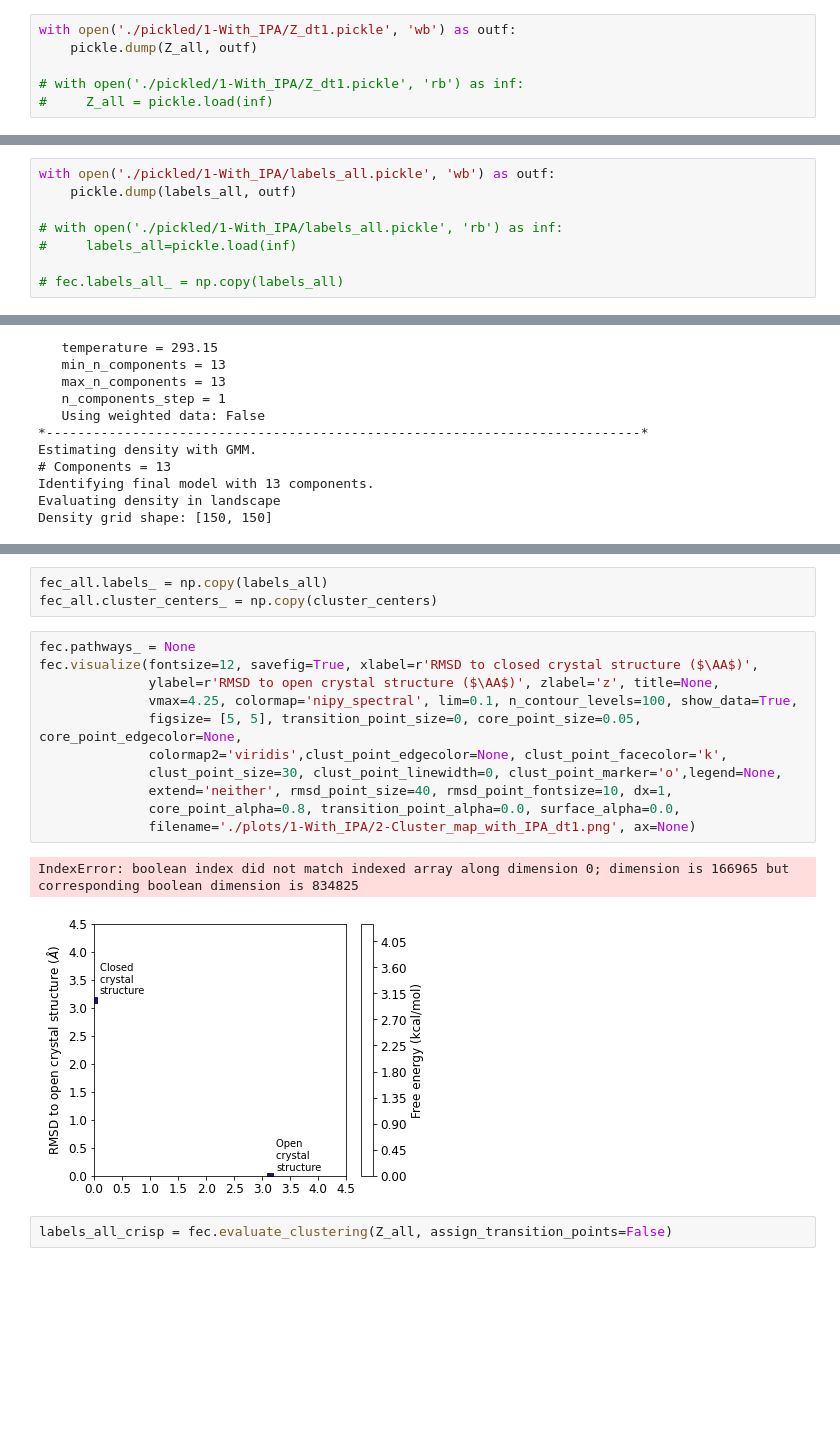
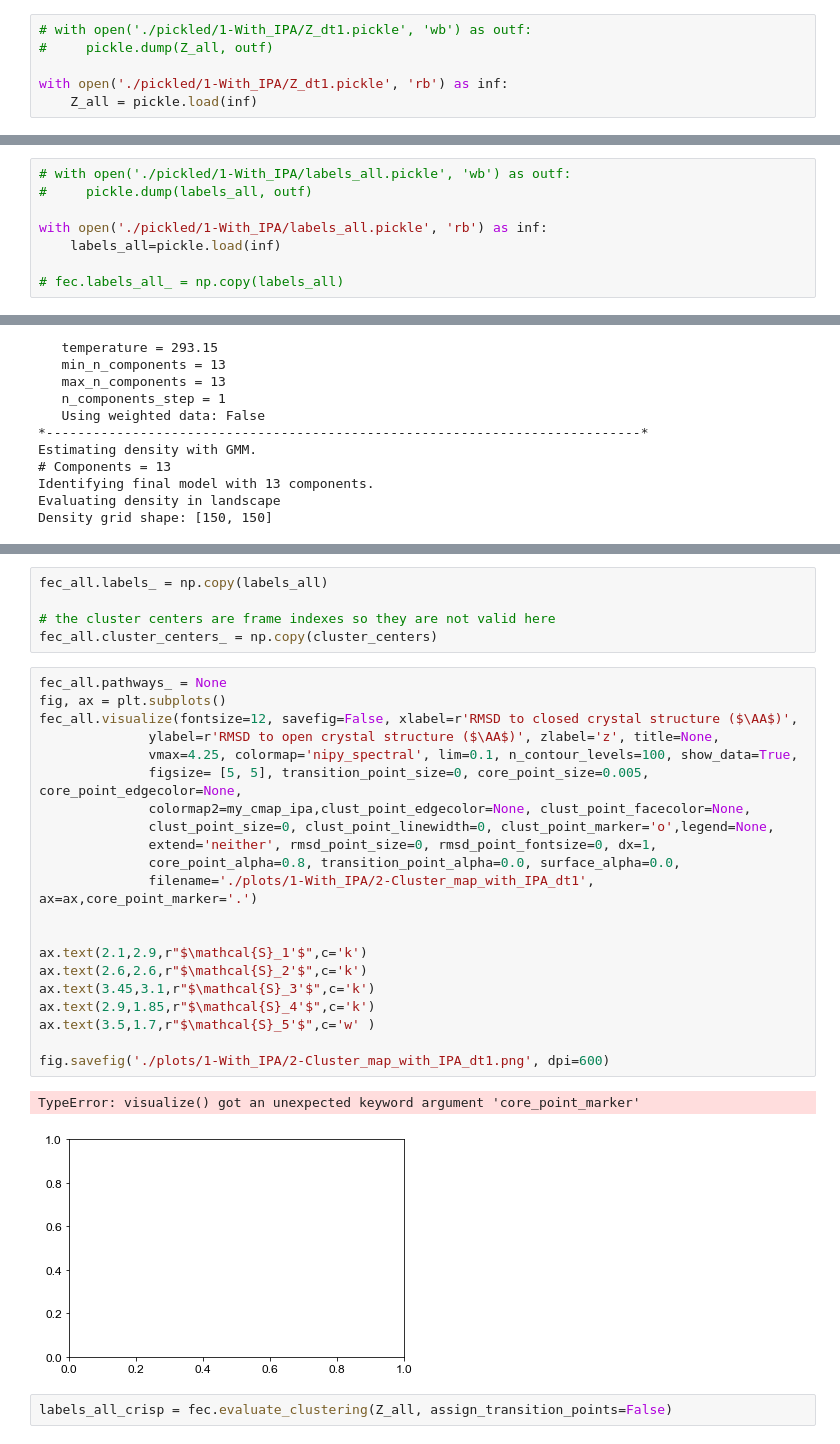
Before and after one commit to eric-jm-lang/10-ALKEIG, a Jupyter notebook: 12-Analysis_4/11-InfleCS_clustering_3/1-RMSD_clustering_with_IPA.ipynb, the cells around one changed output, grey strips where cells are left out. Saved outputs shown, nothing was run; the diff lists cells and outputs as text; blank space fills up the shorter version.

Commit message:
plots

```diff
--- a/12-Analysis_4/11-InfleCS_clustering_3/1-RMSD_clustering_with_IPA.ipynb
+++ b/12-Analysis_4/11-InfleCS_clustering_3/1-RMSD_clustering_with_IPA.ipynb
@@ -340,21 +346,21 @@ for i in range(0,len(rmsd_open_all)):
     Z_all.append(a)
 Z_all=np.array(Z_all)
 # %%
-with open('./pickled/1-With_IPA/Z_dt1.pickle', 'wb') as outf:
-    pickle.dump(Z_all, outf)
+# with open('./pickled/1-With_IPA/Z_dt1.pickle', 'wb') as outf:
+#     pickle.dump(Z_all, outf)
 
-# with open('./pickled/1-With_IPA/Z_dt1.pickle', 'rb') as inf:
-#     Z_all = pickle.load(inf)
+with open('./pickled/1-With_IPA/Z_dt1.pickle', 'rb') as inf:
+    Z_all = pickle.load(inf)
 # %%
 labels_all = fec.evaluate_clustering(Z_all, assign_transition_points=True)
 # %% [output]
 Assigning cluster labels based on precomputed density model clustering.
 Assigning cluster indices to non-core cluster points.
 # %%
-with open('./pickled/1-With_IPA/labels_all.pickle', 'wb') as outf:
-    pickle.dump(labels_all, outf)
+# with open('./pickled/1-With_IPA/labels_all.pickle', 'wb') as outf:
+#     pickle.dump(labels_all, outf)
 
-# with open('./pickled/1-With_IPA/labels_all.pickle', 'rb') as inf:
-#     labels_all=pickle.load(inf)
+with open('./pickled/1-With_IPA/labels_all.pickle', 'rb') as inf:
+    labels_all=pickle.load(inf)
 
 # fec.labels_all_ = np.copy(labels_all)
@@ -409,20 +449,32 @@ fec_all.visualize(fontsize=12, savefig=True, xlabel=r'RMSD to closed crystal str
 # %%
 fec_all.labels_ = np.copy(labels_all)
+
+# the cluster centers are frame indexes so they are not valid here
 fec_all.cluster_centers_ = np.copy(cluster_centers)
 # %%
-fec.pathways_ = None
-fec.visualize(fontsize=12, savefig=True, xlabel=r'RMSD to closed crystal structure ($\AA$)',
+fec_all.pathways_ = None
+fig, ax = plt.subplots()
+fec_all.visualize(fontsize=12, savefig=False, xlabel=r'RMSD to closed crystal structure ($\AA$)',
               ylabel=r'RMSD to open crystal structure ($\AA$)', zlabel='z', title=None,
               vmax=4.25, colormap='nipy_spectral', lim=0.1, n_contour_levels=100, show_data=True,
-              figsize= [5, 5], transition_point_size=0, core_point_size=0.05, core_point_edgecolor=None,
-              colormap2='viridis',clust_point_edgecolor=None, clust_point_facecolor='k',
-              clust_point_size=30, clust_point_linewidth=0, clust_point_marker='o',legend=None,
-              extend='neither', rmsd_point_size=40, rmsd_point_fontsize=10, dx=1,
+              figsize= [5, 5], transition_point_size=0, core_point_size=0.005, core_point_edgecolor=None,
+              colormap2=my_cmap_ipa,clust_point_edgecolor=None, clust_point_facecolor=None,
+              clust_point_size=0, clust_point_linewidth=0, clust_point_marker='o',legend=None,
+              extend='neither', rmsd_point_size=0, rmsd_point_fontsize=0, dx=1,
               core_point_alpha=0.8, transition_point_alpha=0.0, surface_alpha=0.0,
-              filename='./plots/1-With_IPA/2-Cluster_map_with_IPA_dt1.png', ax=None)
+              filename='./plots/1-With_IPA/2-Cluster_map_with_IPA_dt1', ax=ax,core_point_marker='.')
+
+
+ax.text(2.1,2.9,r"$\mathcal{S}_1'$",c='k')
+ax.text(2.6,2.6,r"$\mathcal{S}_2'$",c='k')
+ax.text(3.45,3.1,r"$\mathcal{S}_3'$",c='k')
+ax.text(2.9,1.85,r"$\mathcal{S}_4'$",c='k')
+ax.text(3.5,1.7,r"$\mathcal{S}_5'$",c='w' )
+
+fig.savefig('./plots/1-With_IPA/2-Cluster_map_with_IPA_dt1.png', dpi=600)
 # %% [output]
-IndexError: boolean index did not match indexed array along dimension 0; dimension is 166965 but corresponding boolean dimension is 834825
+TypeError: visualize() got an unexpected keyword argument 'core_point_marker'
-[figure, old version]
+[figure, new version]
 # %%
 labels_all_crisp = fec.evaluate_clustering(Z_all, assign_transition_points=False)
 # %% [output]
```
Also changed, not shown: parts of 22 cells of this notebook, 9 other files.
